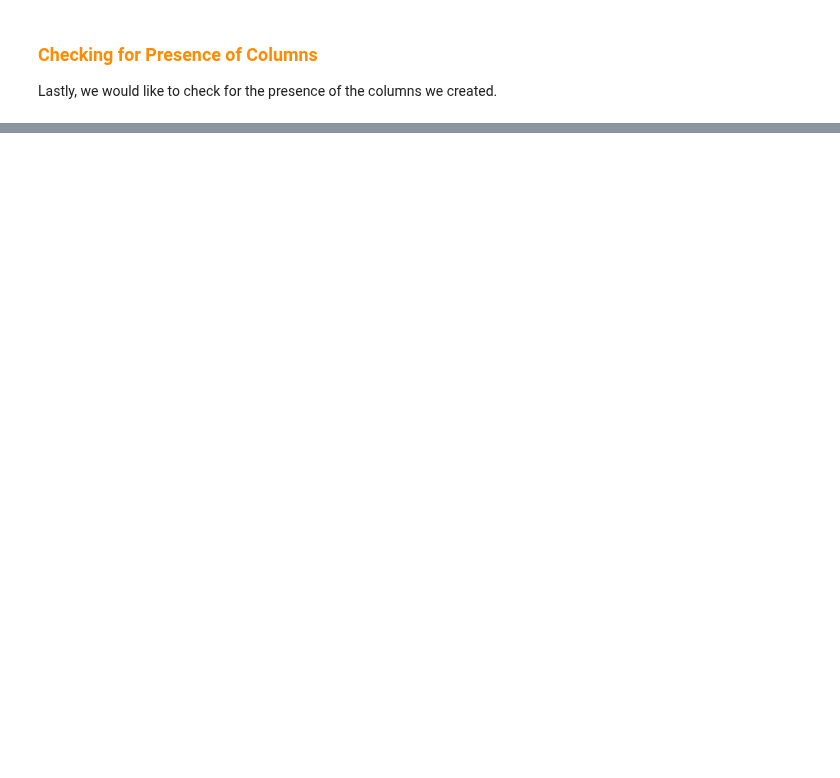
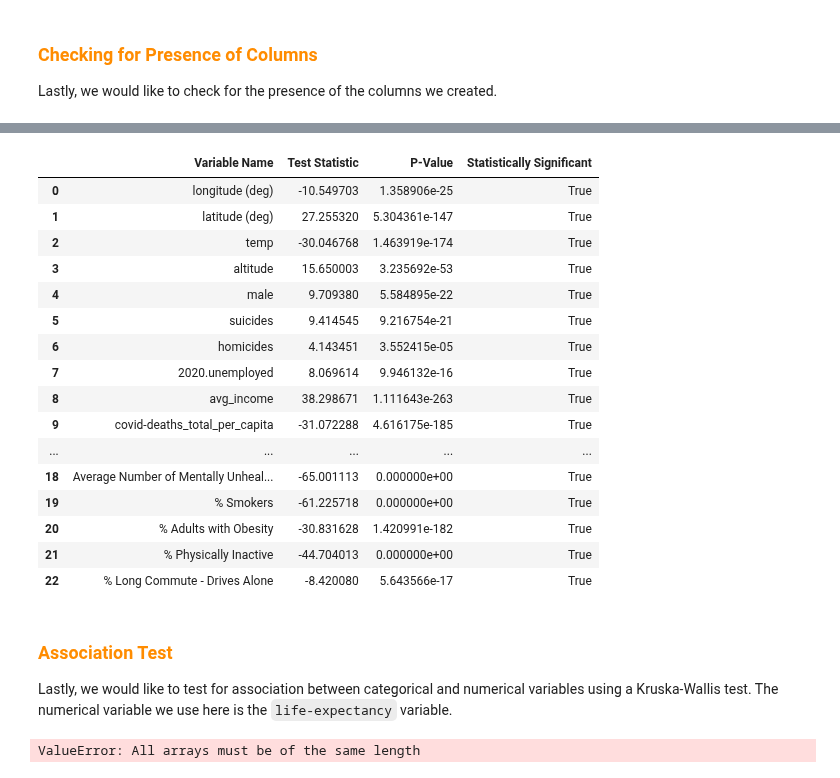
Before and after one commit to chowdhuryj-github/DataScienceDataAnalysis, a Jupyter notebook: wk_07/lab/Lab_6_JIC.ipynb, the cells around one changed output, grey strips where cells are left out. Drawn from its saved outputs; the diff is of its cells as text; code cells hidden in the pictures; blank space fills up the shorter version.

```diff
--- a/wk_07/lab/Lab_6_JIC.ipynb
+++ b/wk_07/lab/Lab_6_JIC.ipynb
@@ -244,0 +267,8 @@ else:
+# %%
+# using json_normalize to normalize semi-structured data into a flat table
+noaa_df = pd.json_normalize(county_df['noaa'])
+deaths_df = pd.json_normalize(county_df['deaths'])
+bls_df = pd.json_normalize(county_df['bls'])
+vaccination_df = pd.json_normalize(county_df['covid-vaccination'])
+cost_of_living_df = pd.json_normalize(county_df['cost-of-living'])
+health_df = pd.json_normalize(county_df['health'])
@@ -244,0 +356,53 @@ else:
+# %%
+# instantiating a number of lists
+t_values_list = []
+p_values_list = []
+r_values_list = []
+signifigance_list = []
+
+# running the function in a for loop and storing the results
+for feature in dataframe_features:
+
+    # retrieving all the necessary daya
+    t_value, p_value, r_value, statistical_signifigance = linear_regression_function(county_df['life-expectancy'], feature)
+
+    # appending to the instantiated lists
+    t_values_list.append(t_value)
+    p_values_list.append(p_value)
+    r_values_list.append(r_value)
+    signifigance_list.append(statistical_signifigance)
+# %%
+# creating a dicationary
+data_numerical = {
+    'Variable Name': variable_names,
+    'Test Statistic': t_values_list,
+    'P-Value': p_values_list,
+    "Statistically Significant": signifigance_list
+}
+
+# converting dicationary to data frame
+numerical_df = pd.DataFrame(data_numerical)
+
+# displaying the data frame as a table
+display(numerical_df)
+# %% [output]
+|  | Variable Name | Test Statistic | P-Value | Statistically Significant |
+| 0 | longitude (deg) | -10.549703 | 1.358906e-25 | True |
+| 1 | latitude (deg) | 27.255320 | 5.304361e-147 | True |
+| 2 | temp | -30.046768 | 1.463919e-174 | True |
+| 3 | altitude | 15.650003 | 3.235692e-53 | True |
+| 4 | male | 9.709380 | 5.584895e-22 | True |
+| 5 | suicides | 9.414545 | 9.216754e-21 | True |
+| 6 | homicides | 4.143451 | 3.552415e-05 | True |
+| 7 | 2020.unemployed | 8.069614 | 9.946132e-16 | True |
+| 8 | avg_income | 38.298671 | 1.111643e-263 | True |
+| 9 | covid-deaths_total_per_capita | -31.072288 | 4.616175e-185 | True |
+| ... | ... | ... | ... | ... |
+| 18 | Average Number of Mentally Unheal... | -65.001113 | 0.000000e+00 | True |
+| 19 | % Smokers | -61.225718 | 0.000000e+00 | True |
+| 20 | % Adults with Obesity | -30.831628 | 1.420991e-182 | True |
+| 21 | % Physically Inactive | -44.704013 | 0.000000e+00 | True |
+| 22 | % Long Commute - Drives Alone | -8.420080 | 5.643566e-17 | True |
+# %% [markdown]
+### <font color = '#FF8C00'> Association Test </font>
+Lastly, we would like to test for association between categorical and numerical variables using a Kruska-Wallis test. The numerical variable we use here is the `life-expectancy` variable.
@@ -244,0 +462,16 @@ else:
+# %%
+# creating a dicationary
+data_categorical = {
+    'Variable Name': categorical_names,
+    'Test Statistic': statistic_list,
+    'P-Value': probability_list,
+    "Statistically Significant": hypothesis_list
+}
+
+# converting dicationary to data frame
+categorical_df = pd.DataFrame(data_categorical)
+
+# displaying the data frame as a table
+display(categorical_df)
+# %% [output]
+ValueError: All arrays must be of the same length
```
Also changed, not shown: parts of 20 cells of this notebook, 3 other files.
